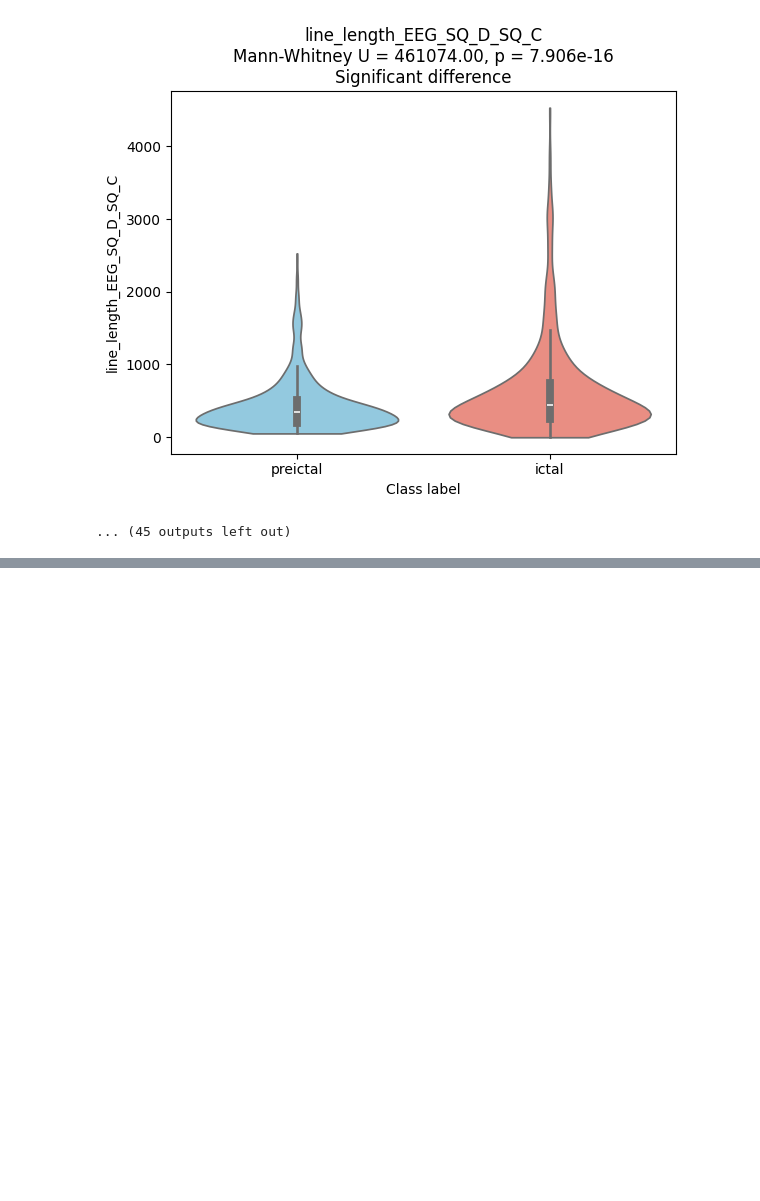
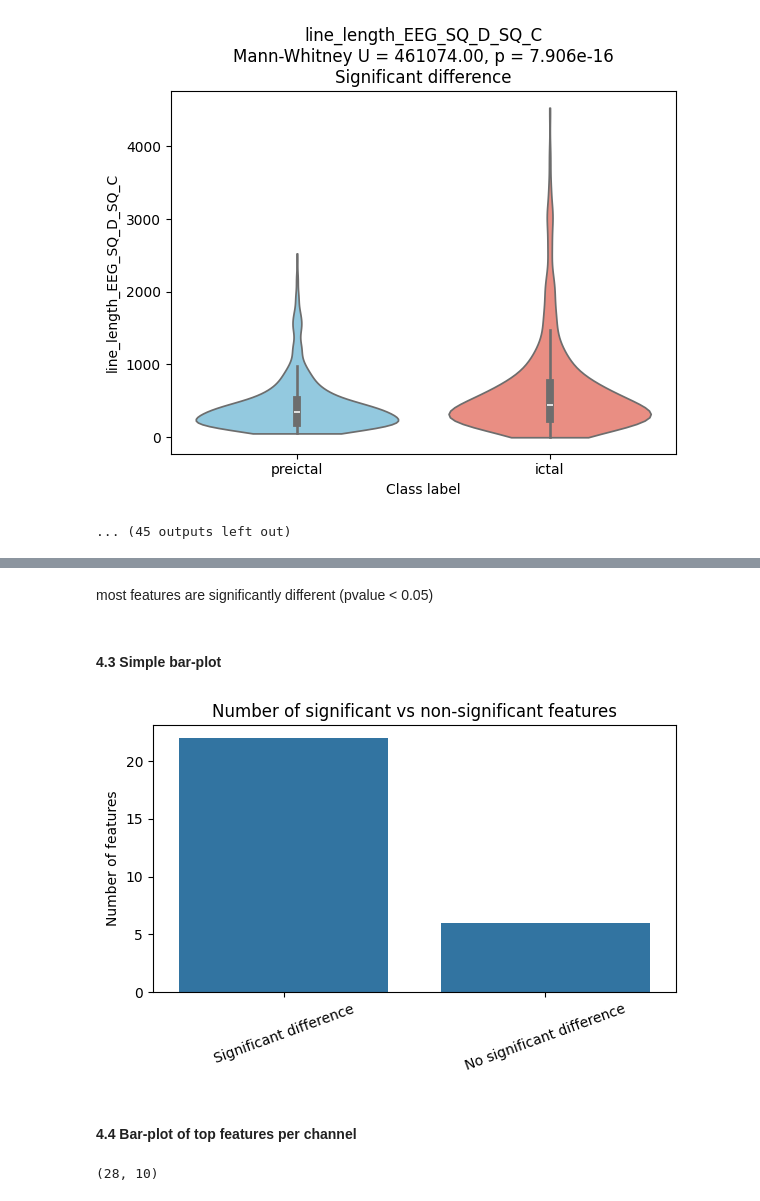
Before and after one commit to tomas0899/FoundationModel_EEG_Dissertation, a Jupyter notebook: Main_project/src/test_and_develop/2_Feature_extraction/Stats_test30042026.ipynb, the cells around one changed output, grey strips where cells are left out. Drawn from its saved outputs; the diff is of its cells as text; code cells hidden in the pictures; blank space fills up the shorter version.

```diff
--- a/Main_project/src/test_and_develop/2_Feature_extraction/Stats_test30042026.ipynb
+++ b/Main_project/src/test_and_develop/2_Feature_extraction/Stats_test30042026.ipynb
@@ -613,0 +675,56 @@ Plotting feature: line_length_EEG_SQ_D_SQ_C
+# %% [markdown]
+most features are significantly different (pvalue < 0.05)
+# %% [markdown]
+#### 4.3 Simple bar-plot
+# %%
+
+plt.figure(figsize=(6, 4))
+
+sns.countplot(
+    data=df_mannwhitney_results,
+    x="result"
+)
+
+plt.xlabel("")
+plt.ylabel("Number of features")
+plt.title("Number of significant vs non-significant features")
+
+plt.xticks(rotation=20)
+
+plt.tight_layout()
+plt.show()
+# %% [output]
+[figure, added]
+# %% [markdown]
+#### 4.4 Bar-plot of top features per channel
+# %%
+# -------------------------------
+# Extract channel and base feature name
+# -------------------------------
+
+channel_patterns = [
+    "EEG_SQ_D_SQ_C",
+    "EEG_SQ_P_SQ_C"
+]
+
+def extract_channel(feature_name):
+    for ch in channel_patterns:
+        if ch in feature_name:
+            return ch
+    return "unknown"
+
+
+def extract_base_feature(feature_name):
+    base = feature_name
+    for ch in channel_patterns:
+        base = base.replace(f"_{ch}", "")
+        base = base.replace(ch, "")
+    return base.rstrip("_")
+
+
+df_ranked["channel"] = df_ranked["feature"].apply(extract_channel)
+df_ranked["base_feature"] = df_ranked["feature"].apply(extract_base_feature)
+
+df_ranked.shape
+# %% [output]
+(28, 10)
```
Also changed, not shown: parts of 10 cells of this notebook.
